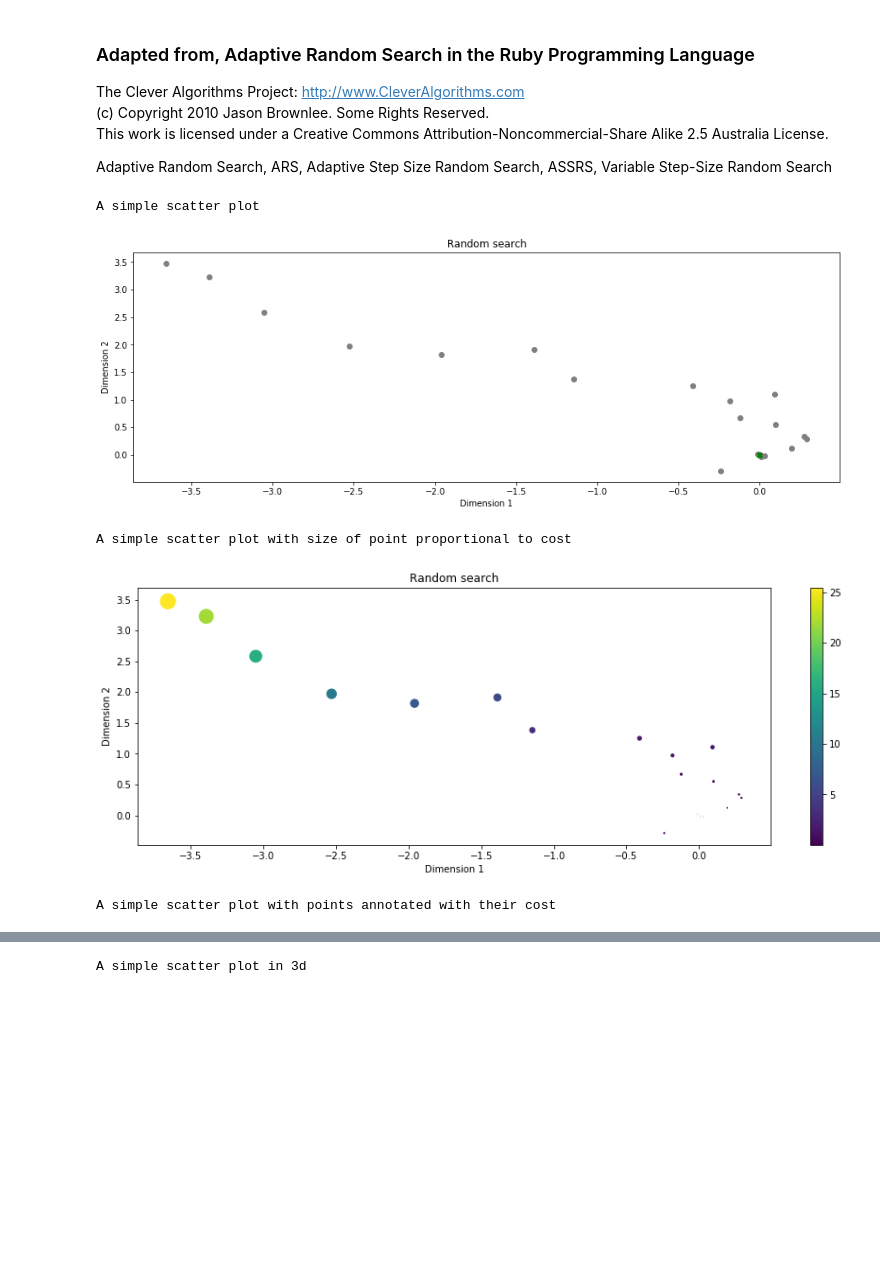
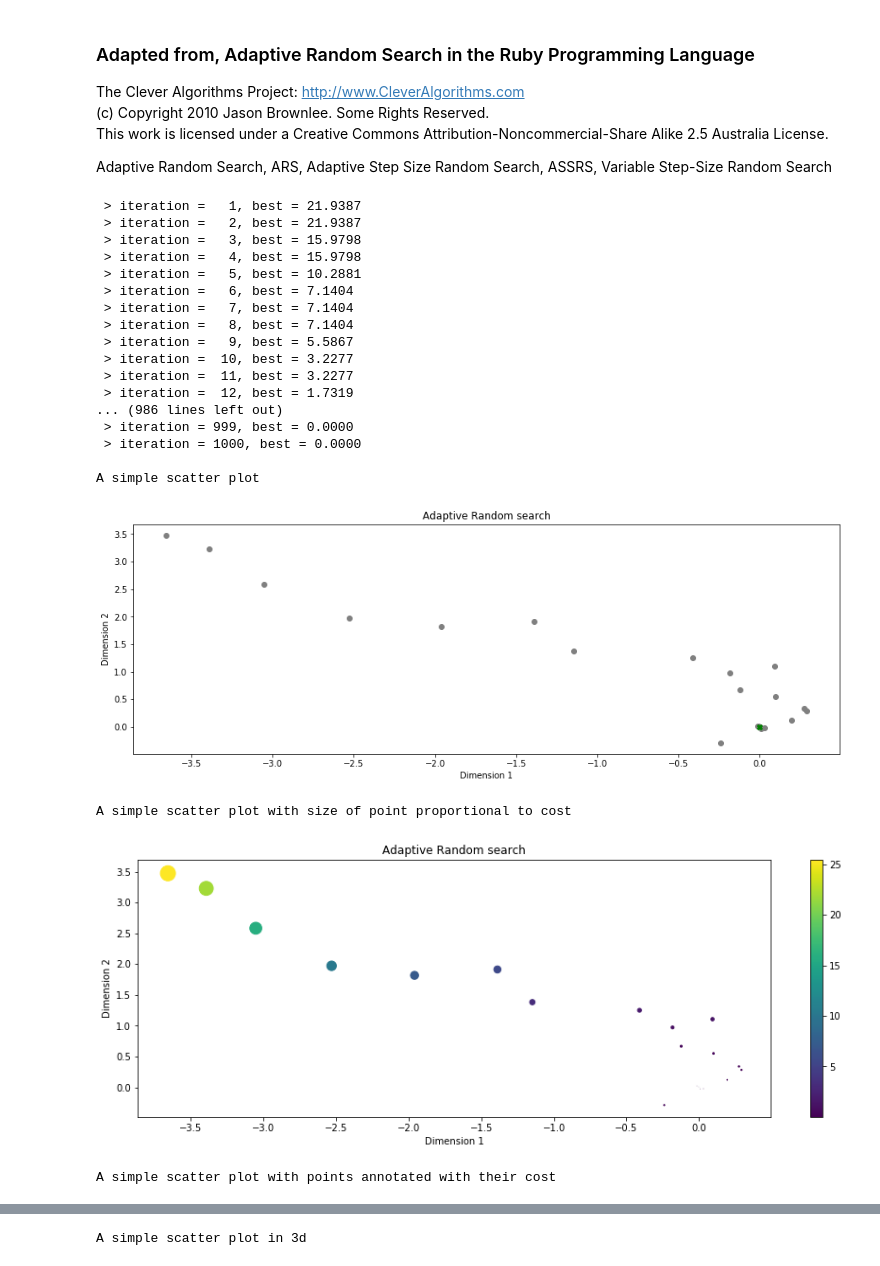
Before and after one commit to gumastesunil/clever_algorithms, a Jupyter notebook: stochastic_algorithms/adaptive_random_search.ipynb, the cells around one changed output, grey strips where cells are left out. Drawn from its saved outputs; the diff is of its cells as text; code cells hidden in the pictures; blank space fills up the shorter version.

```diff
--- a/stochastic_algorithms/adaptive_random_search.ipynb
+++ b/stochastic_algorithms/adaptive_random_search.ipynb
@@ -102,7 +102,7 @@ def scatter_plot_of_solutions_simple(candidate_solutions, best_solution):
     plt.scatter(x, y, marker='o', c='gray')
     plt.scatter(best_solution['vector'][0], best_solution['vector'][1],
                 marker='X', c='green')
-    plt.title('Random search')
+    plt.title('Adaptive Random search')
     plt.xlabel('Dimension 1')
     plt.ylabel('Dimension 2')
     plt.show()
@@ -116,7 +116,7 @@ def scatter_plot_of_solutions_sized(candidate_solutions, best_solution):
     colors = [random.random() for i in range(len(x))]
     plt.scatter(x, y, s=10*z, c=z, cmap='viridis')
     plt.colorbar()
-    plt.title('Random search')
+    plt.title('Adaptive Random search')
     plt.xlabel('Dimension 1')
     plt.ylabel('Dimension 2')
     plt.show()
@@ -129,7 +129,7 @@ def scatter_plot_of_solutions_3d(candidate_solutions, best_solution):
     plt.figure(figsize=(15, 5))
     ax = plt.axes(projection='3d')
     ax.scatter(x, y, z, s=10*z, c=z, cmap='viridis')
-    ax.set_title('Random search')
+    ax.set_title('Adaptive Random search')
     ax.set_xlabel('Dimension 1')
     ax.set_ylabel('Dimension 2')
     ax.set_zlabel('Cost')
@@ -150,42 +150,61 @@ def scatter_plot_of_solutions_annotated(candidate_solutions, best_solution):
                      arrowprops=dict(arrowstyle='simple',
                                      connectionstyle='arc3, rad=0'))
     plt.colorbar()
-    plt.title('Random search')
+    plt.title('Adaptive Random search')
     plt.xlabel('Dimension 1')
     plt.ylabel('Dimension 2')
     plt.show()
 # %%
 if __name__ == '__main__':
     # problem configuration
     problem_size = 2
     search_space = [[-5, +5] for i in range(problem_size)]
     # algorithm configuration
     max_iter = 1000
     init_factor = 0.05
     s_factor = 1.3
     l_factor = 3.0
     iter_mult = 10
     max_no_impr = 30
     # execute the algorithm
     adaptive_random_search = AdaptiveRandomSearch(max_iter, search_space, init_factor, s_factor, l_factor,
                                                   iter_mult, max_no_impr)
     adaptive_random_search.search()
-    # print("Done. Best Solution: c=%g, v=%r" % (best['cost'], best['vector']))
-    # print("sequence of steps:")
-    # for step in step_sequence:
-    #    coords = [round(item, 3) for item in step]
-    #     print(coords)
+    '''
+    print('Done.\nBest Solution: Vector = {b[vector]}, Cost={b[cost]:2.4f}'.format(b=adaptive_random_search.best_solution))
+    print("sequence of steps:")
+    for solution in adaptive_random_search.candidate_solutions:
+        print('Vector = [{0:10.6f},{1:10.6f}], Cost={2:10.6f}'.format(solution['vector'][0],
+                                                                      solution['vector'][1],
+                                                                      solution['cost']))
+    '''
     scatter_plot_of_solutions_simple(adaptive_random_search.candidate_solutions,
                                      adaptive_random_search.best_solution)
     scatter_plot_of_solutions_sized(adaptive_random_search.candidate_solutions,
                                     adaptive_random_search.best_solution)
     scatter_plot_of_solutions_annotated(adaptive_random_search.candidate_solutions,
                                         adaptive_random_search.best_solution)
     scatter_plot_of_solutions_3d(adaptive_random_search.candidate_solutions,
                                  adaptive_random_search.best_solution)
 # %% [output]
+ > iteration =   1, best = 21.9387
+ > iteration =   2, best = 21.9387
+ > iteration =   3, best = 15.9798
+ > iteration =   4, best = 15.9798
+ > iteration =   5, best = 10.2881
+ > iteration =   6, best = 7.1404
+ > iteration =   7, best = 7.1404
+ > iteration =   8, best = 7.1404
+ > iteration =   9, best = 5.5867
+ > iteration =  10, best = 3.2277
+ > iteration =  11, best = 3.2277
+ > iteration =  12, best = 1.7319
+... (986 lines left out)
+ > iteration = 999, best = 0.0000
+ > iteration = 1000, best = 0.0000
+
 A simple scatter plot
-[figure, old version]
+[figure, new version]
 A simple scatter plot with size of point proportional to cost
-[figure, old version]
+[figure, new version]
 A simple scatter plot with points annotated with their cost
```
Also changed, not shown: parts of 2 cells of this notebook, 1 other file.
